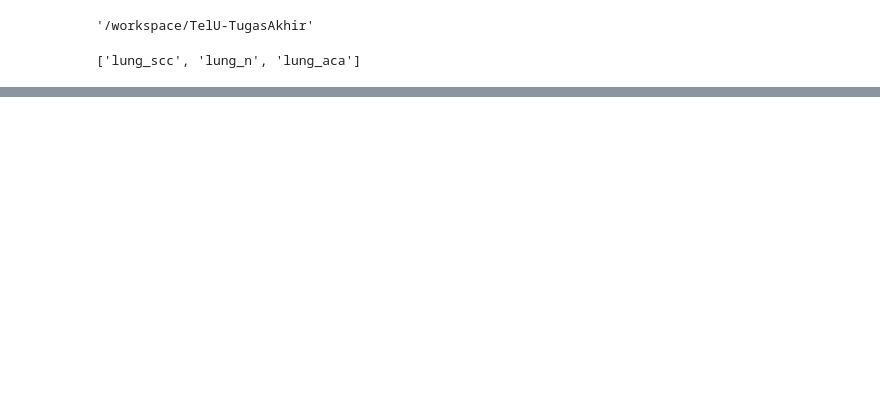
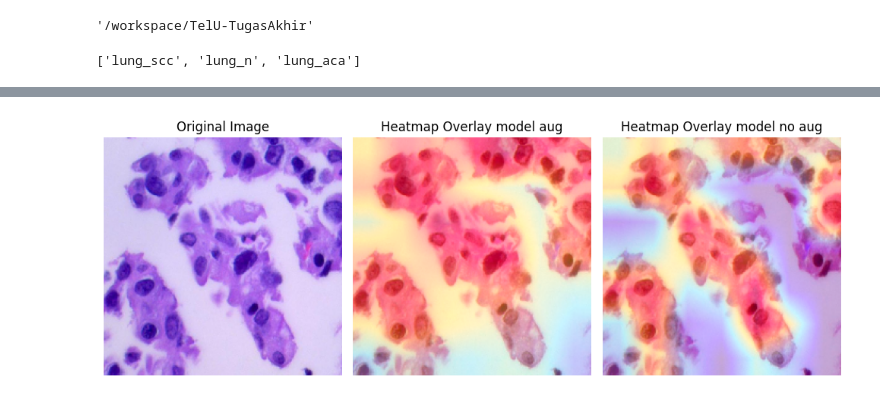
Before and after one commit to ashenladd/TelU-TugasAkhir, a Jupyter notebook: notebook.ipynb, the cells around one changed output, grey strips where cells are left out. Cells and saved outputs as stored; diff of their text form; code cells hidden in the pictures; blank space fills up the shorter version.

Commit message:
add data split, model, and grad cam

```diff
--- a/notebook.ipynb
+++ b/notebook.ipynb
@@ -214,7 +235,7 @@ callbacks_eb0_no_aug = create_callbacks(
 )
 # %%
 # Fungsi untuk melatih model dan menampilkan grafik
-def train_and_plot(model, model_name, train_generator, validation_generator, callbacks, epochs=20):
+def train_and_plot(model, model_name, train_generator, validation_generator, callbacks, epochs=10):
     history = model.fit(
         train_generator,
         validation_data=validation_generator,
@@ -244,5 +265,6 @@ def train_and_plot(model, model_name, train_generator, validation_generator, cal
     plt.legend(['Train', 'Validation'], loc='upper left')
 
     plt.show()
+    return history, model
-# %%
-train_and_plot(efficientnet_b0, 'EfficientNetB0_aug', train_generator_no_aug, val_generator, callbacks_eb0_aug)
+# %%
+history_b0_aug, model_b0_aug = train_and_plot(efficientnet_b0_aug, 'EfficientNetB0_aug', train_generator_with_aug, val_generator, callbacks_eb0_aug)
@@ -249,3 +292,2 @@ train_and_plot(efficientnet_b0, 'EfficientNetB0_aug', train_generator_no_aug, va
 # %%
-
-train_and_plot(efficientnet_b0, 'EfficientNetB0_no_aug', train_generator_with_aug, val_generator, callbacks_eb0_no_aug)
+history_b0_no_aug, model_b0_no_aug = train_and_plot(efficientnet_b0_no_aug, 'EfficientNetB0_no_aug', train_generator_no_aug, val_generator, callbacks_eb0_no_aug)
@@ -251,0 +382,63 @@ train_and_plot(efficientnet_b0, 'EfficientNetB0_no_aug', train_generator_with_au
+# %%
+# Example usage of Grad-CAM
+img = tf.keras.preprocessing.image.load_img('./splitted/test/lung_aca/lungaca1388.jpeg', target_size=(224, 224))
+img_array = tf.keras.preprocessing.image.img_to_array(img)
+img_array = np.expand_dims(img_array, axis=0)
+img_array = tf.keras.applications.efficientnet.preprocess_input(img_array)
+
+# Get Grad-CAM model
+grad_model_aug = get_gradcam_model(model_b0_aug, last_conv_layer_name='top_conv')
+grad_model_no_aug = get_gradcam_model(model_b0_no_aug, last_conv_layer_name='top_conv')
+
+# Generate Grad-CAM heatmap
+heatmap_aug = compute_gradcam(grad_model_aug, img_array, last_conv_layer_name='top_conv')
+heatmap_no_aug = compute_gradcam(grad_model_no_aug, img_array, last_conv_layer_name='top_conv')
+
+# Rescale heatmap to a range of 0-255 for visualization
+heatmap_aug = cv2.resize(heatmap_aug, (224, 224))
+heatmap_aug = np.uint8(255 * heatmap_aug)
+
+heatmap_no_aug = cv2.resize(heatmap_no_aug, (224, 224))
+heatmap_no_aug = np.uint8(255 * heatmap_no_aug)
+
+# # Apply heatmap to original image
+heatmap_aug = cv2.applyColorMap(heatmap_aug, cv2.COLORMAP_JET)
+heatmap_no_aug = cv2.applyColorMap(heatmap_no_aug, cv2.COLORMAP_JET)
+
+# Ensure the original image is a numpy array and its values are scaled to 0-255
+img = np.uint8(255 * (img_array[0] / np.max(img_array[0])))  # Normalize img to range [0, 255]
+
+# Blend the heatmap and the original image
+superimposed_aug_img = cv2.addWeighted(heatmap_aug, 0.3, img, 0.8, 0)  # Adjusted blending ratio
+superimposed_no_aug_img = cv2.addWeighted(heatmap_no_aug, 0.3, img, 0.8, 0)  # Adjusted blending ratio
+
+# Save the output image
+cv2.imwrite('gradcam_output_aug.jpg', superimposed_aug_img)
+cv2.imwrite('gradcam_output_no_aug.jpg', superimposed_no_aug_img)
+
+# Plot both the original and heatmap superimposed images side by side
+plt.figure(figsize=(10, 5))
+
+# Show the original image
+plt.subplot(1, 3, 1)
+plt.imshow(img)  # Convert BGR to RGB for matplotlib display
+plt.title("Original Image")
+plt.axis('off')
+
+# Show the superimposed heatmap on the right
+plt.subplot(1, 3, 2)
+plt.imshow(cv2.cvtColor(superimposed_aug_img, cv2.COLOR_BGR2RGB))  # Convert BGR to RGB for matplotlib display
+plt.title("Heatmap Overlay model aug")
+plt.axis('off')
+
+# Show the superimposed heatmap on the right
+plt.subplot(1, 3, 3)
+plt.imshow(cv2.cvtColor(superimposed_no_aug_img, cv2.COLOR_BGR2RGB))  # Convert BGR to RGB for matplotlib display
+plt.title("Heatmap Overlay model no aug")
+plt.axis('off')
+
+# Show the figure
+plt.tight_layout()
+plt.show()
+# %% [output]
+[figure, added]
```
Also changed, not shown: parts of 11 cells of this notebook, 5 other files.
